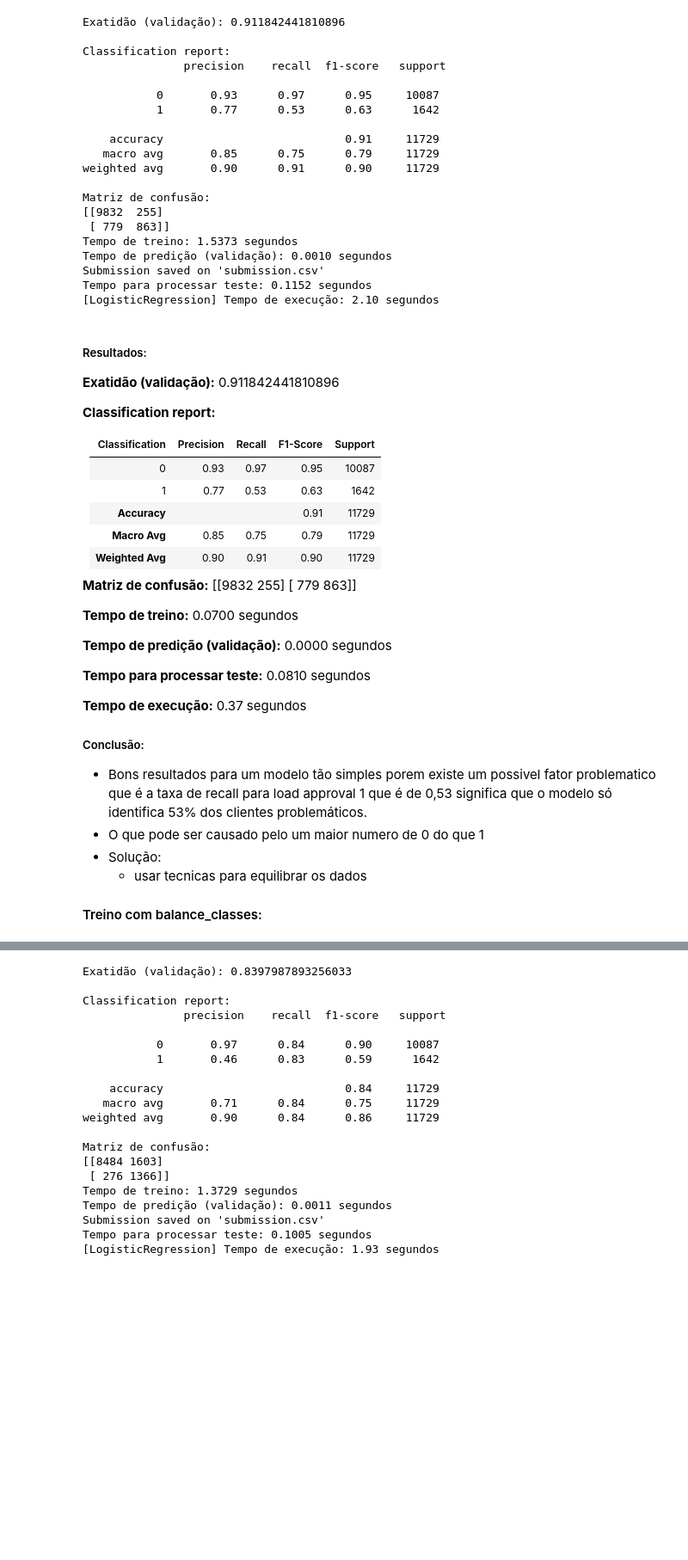
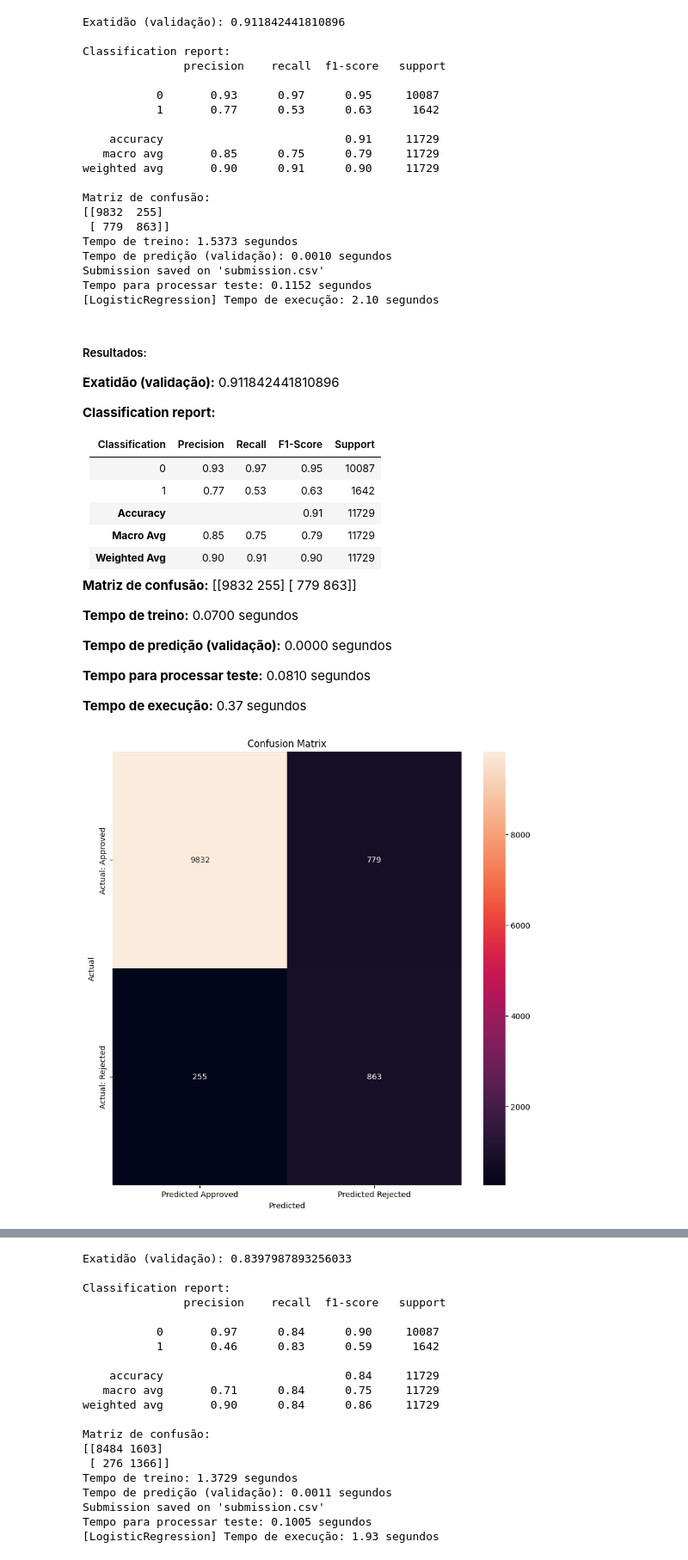
Before and after one commit to RodrigoPombo1/projeto-2-ia, a Jupyter notebook: notas_jupyter.ipynb, the cells around one changed output, grey strips where cells are left out. Shown at 86% size. Drawn from its saved outputs; the diff is of its cells as text; code cells hidden in the pictures; blank space fills up the shorter version.

Commit message:
added confusion matrices

```diff
--- a/notas_jupyter.ipynb
+++ b/notas_jupyter.ipynb
@@ -402,12 +406,20 @@ Tempo para processar teste: 0.1152 segundos
 **Tempo para processar teste:** 0.0810 segundos
 
 **Tempo de execução:** 0.37 segundos
-
-##### Conclusão:
-
-- Bons resultados para um modelo tão simples porem existe um possivel fator problematico que é a taxa de recall para load approval 1 que é de 0,53 significa que o modelo só identifica 53% dos clientes problemáticos.
-- O que pode ser causado pelo um maior numero de 0 do que 1
-- Solução:
-    - usar tecnicas para equilibrar os dados
-
-#### Treino com balance_classes:
+# %%
+def confusion_matrix_plot(approved_true, approved_pred, rejected_true, rejected_pred):
+    data = {
+        'Predicted Approved': [approved_true, approved_pred],
+        'Predicted Rejected': [rejected_true, rejected_pred]
+    }
+    df_cm = pd.DataFrame(data, index=['Actual: Approved', 'Actual: Rejected'])
+    plt.figure(figsize=(10, 10))
+    sns.heatmap(df_cm, annot=True, fmt='d')
+    plt.title('Confusion Matrix')
+    plt.xlabel('Predicted')
+    plt.ylabel('Actual')
+    plt.show()
+
+confusion_matrix_plot(9832, 255, 779, 863)
+# %% [output]
+[figure, added]
```
Also changed, not shown: parts of 27 cells of this notebook.
